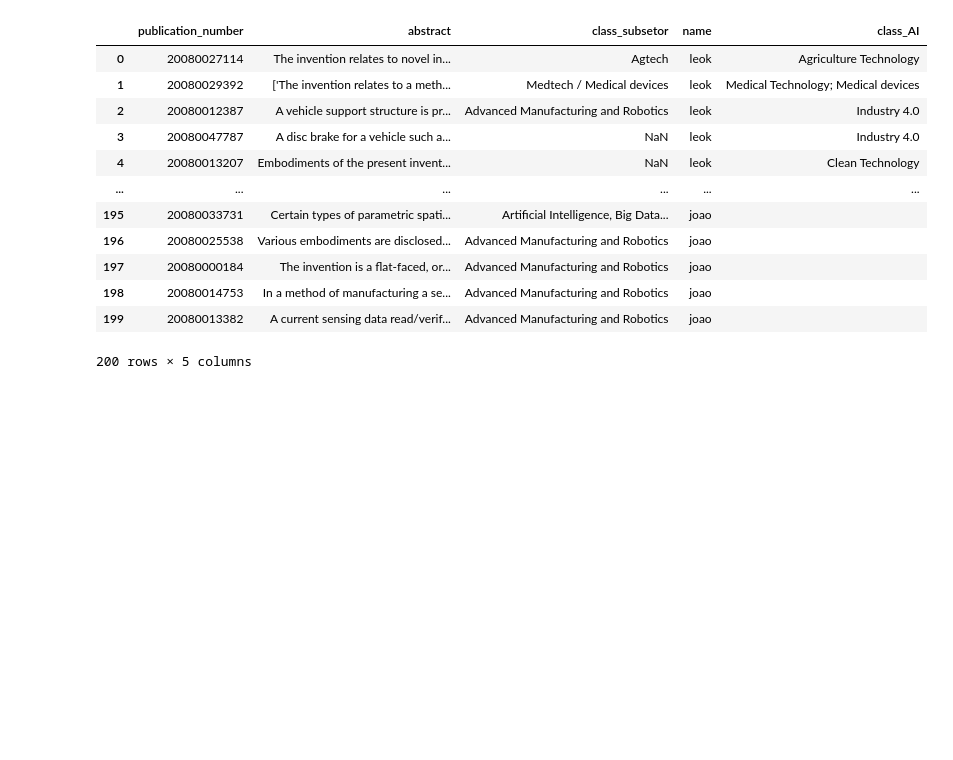
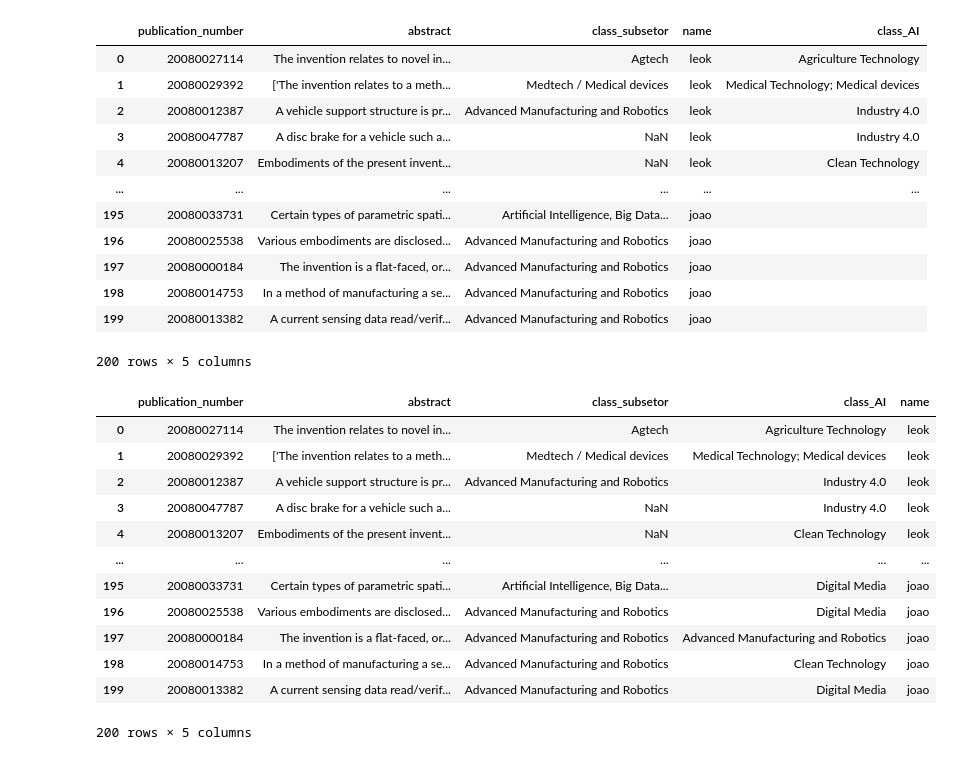
Before and after one commit to tseronni/genome, a Jupyter notebook: notebooks/zero_shot_abstract.ipynb, the cells around one changed output. Saved outputs shown, nothing was run; the diff lists cells and outputs as text; code cells hidden in the pictures; blank space fills up the shorter version.

```diff
--- a/notebooks/zero_shot_abstract.ipynb
+++ b/notebooks/zero_shot_abstract.ipynb
@@ -258,3 +258,20 @@ df.to_csv(paths.processed_abstract_result, index=False)
 #     # new_candidate_labels.remove('Other')
 #     output_similarities = classifier(patent_abstract, new_candidate_labels, multi_label=False)
 #     a = 0
+# %%
+df_result_2 = pd.read_excel(paths.processed_abstract_result)
+df_result_2
+# %% [output]
+|  | publication_number | abstract | class_subsetor | class_AI | name |
+| 0 | 20080027114 | The invention relates to novel in... | Agtech | Agriculture Technology | leok |
+| 1 | 20080029392 | ['The invention relates to a meth... | Medtech / Medical devices | Medical Technology; Medical devices | leok |
+| 2 | 20080012387 | A vehicle support structure is pr... | Advanced Manufacturing and Robotics | Industry 4.0 | leok |
+| 3 | 20080047787 | A disc brake for a vehicle such a... | NaN | Industry 4.0 | leok |
+| 4 | 20080013207 | Embodiments of the present invent... | NaN | Clean Technology | leok |
+| ... | ... | ... | ... | ... | ... |
+| 195 | 20080033731 | Certain types of parametric spati... | Artificial Intelligence, Big Data... | Digital Media | joao |
+| 196 | 20080025538 | Various embodiments are disclosed... | Advanced Manufacturing and Robotics | Digital Media | joao |
+| 197 | 20080000184 | The invention is a flat-faced, or... | Advanced Manufacturing and Robotics | Advanced Manufacturing and Robotics | joao |
+| 198 | 20080014753 | In a method of manufacturing a se... | Advanced Manufacturing and Robotics | Clean Technology | joao |
+| 199 | 20080013382 | A current sensing data read/verif... | Advanced Manufacturing and Robotics | Digital Media | joao |
+200 rows × 5 columns
```
Also changed, not shown: parts of 3 cells of this notebook, 1 other file.
